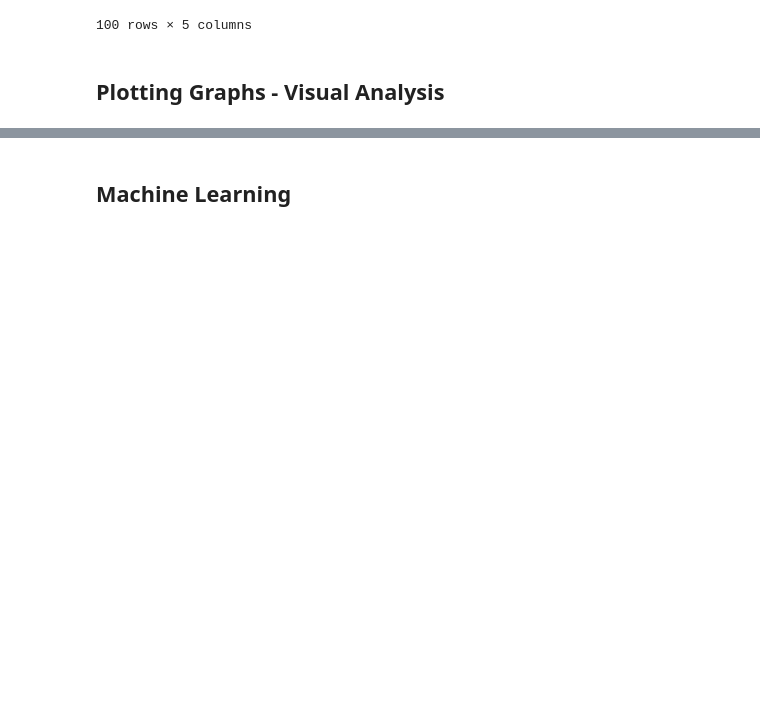
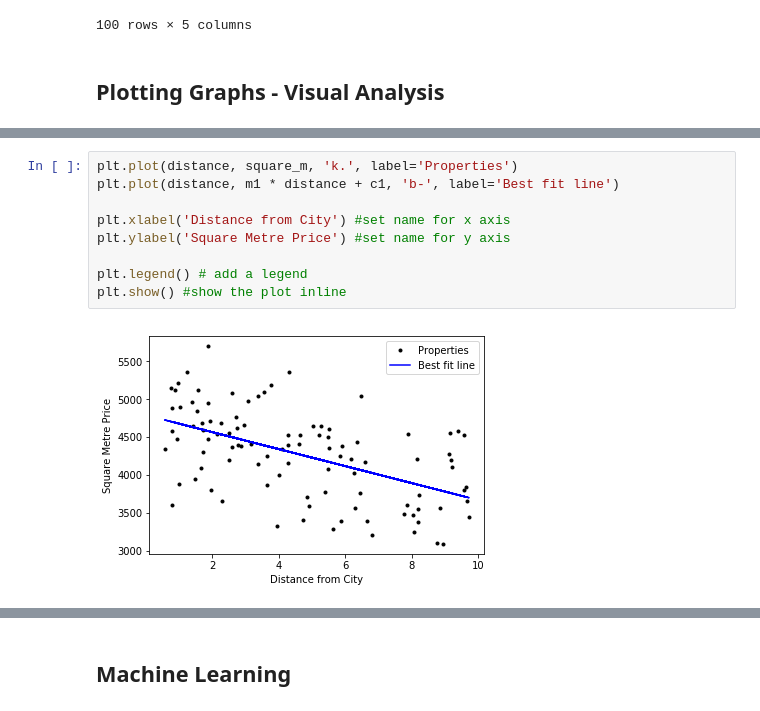
Before and after one commit to eimearbutler7/Programming4DA_Project, a Jupyter notebook: Programming4DA_Project.ipynb, the cells around one changed output, grey strips where cells are left out. Cells and saved outputs as stored; diff of their text form; blank space fills up the shorter version.

```diff
--- a/Programming4DA_Project.ipynb
+++ b/Programming4DA_Project.ipynb
@@ -386,0 +408,11 @@ df
+# %%
+plt.plot(distance, square_m, 'k.', label='Properties')
+plt.plot(distance, m1 * distance + c1, 'b-', label='Best fit line')
+
+plt.xlabel('Distance from City') #set name for x axis
+plt.ylabel('Square Metre Price') #set name for y axis
+
+plt.legend() # add a legend
+plt.show() #show the plot inline
+# %% [output]
+[figure, added]
```
Also changed, not shown: parts of 29 cells of this notebook.
